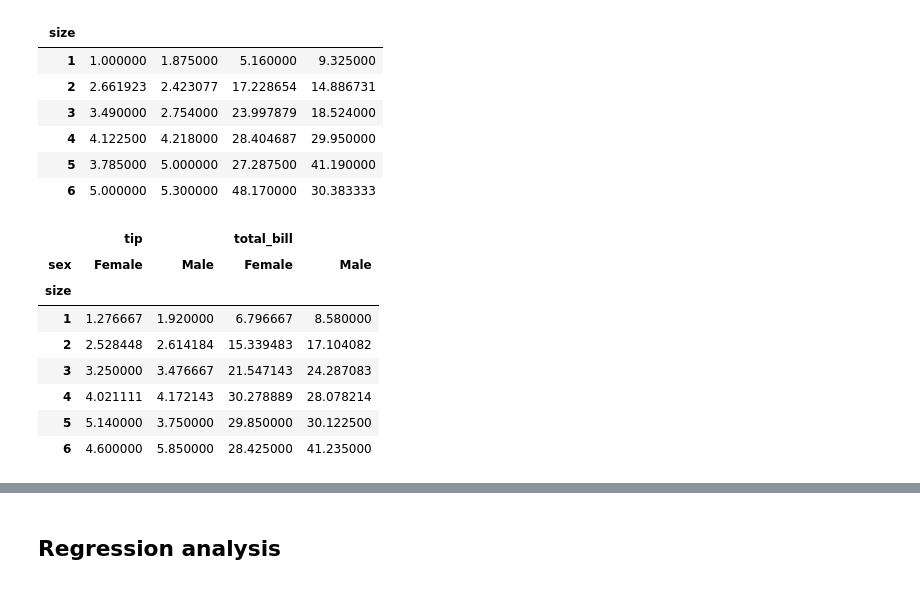
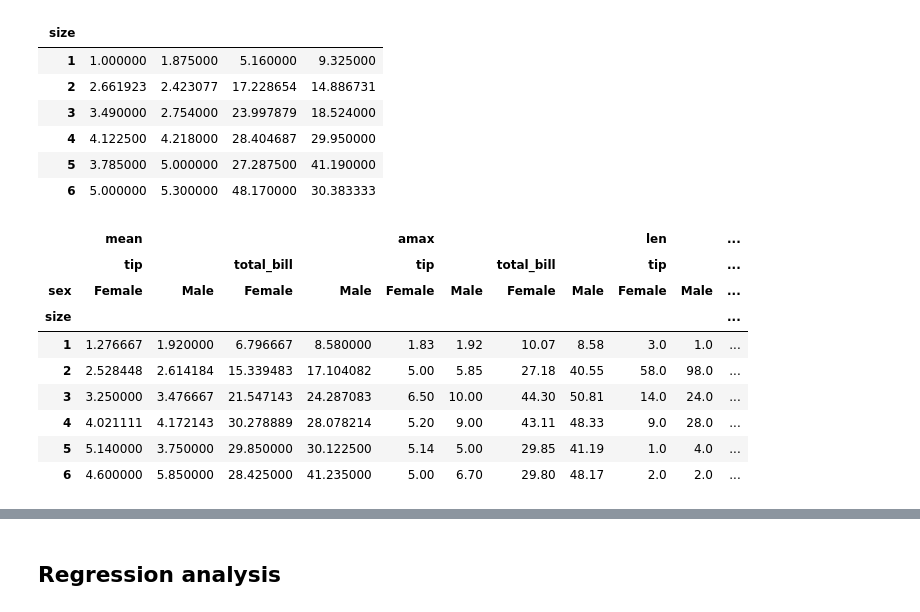
Before and after one commit to Crkonova76/Fundamentals-of-Data-Analysis_Assessment-2019, a Jupyter notebook: Tips_dataset.ipynb, the cells around one changed output, grey strips where cells are left out. Cells and saved outputs as stored; diff of their text form; code cells hidden in the pictures.

```diff
--- a/Tips_dataset.ipynb
+++ b/Tips_dataset.ipynb
@@ -511,14 +515,15 @@ pd.pivot_table(df,index=["size"],values=["tip","total_bill"],columns=["time"])
 | 5 | 3.785000 | 5.000000 | 27.287500 | 41.190000 |
 | 6 | 5.000000 | 5.300000 | 48.170000 | 30.383333 |
 # %%
-pd.pivot_table(df,index=["size"],values=["tip","total_bill"],columns=["sex"])
+pd.pivot_table(df,index=["size"],values=["tip","total_bill"],columns=["sex"],aggfunc=[np.mean,np.max,len])
 # %% [output]
-|  | tip |  | total_bill |  |
-| sex | Female | Male | Female | Male |
-| size |  |  |  |  |
-| 1 | 1.276667 | 1.920000 | 6.796667 | 8.580000 |
-| 2 | 2.528448 | 2.614184 | 15.339483 | 17.104082 |
-| 3 | 3.250000 | 3.476667 | 21.547143 | 24.287083 |
-| 4 | 4.021111 | 4.172143 | 30.278889 | 28.078214 |
-| 5 | 5.140000 | 3.750000 | 29.850000 | 30.122500 |
-| 6 | 4.600000 | 5.850000 | 28.425000 | 41.235000 |
+|  | mean |  |  |  | amax |  |  |  | len |  | ... |
+|  | tip |  | total_bill |  | tip |  | total_bill |  | tip |  | ... |
+| sex | Female | Male | Female | Male | Female | Male | Female | Male | Female | Male | ... |
+| size |  |  |  |  |  |  |  |  |  |  | ... |
+| 1 | 1.276667 | 1.920000 | 6.796667 | 8.580000 | 1.83 | 1.92 | 10.07 | 8.58 | 3.0 | 1.0 | ... |
+| 2 | 2.528448 | 2.614184 | 15.339483 | 17.104082 | 5.00 | 5.85 | 27.18 | 40.55 | 58.0 | 98.0 | ... |
+| 3 | 3.250000 | 3.476667 | 21.547143 | 24.287083 | 6.50 | 10.00 | 44.30 | 50.81 | 14.0 | 24.0 | ... |
+| 4 | 4.021111 | 4.172143 | 30.278889 | 28.078214 | 5.20 | 9.00 | 43.11 | 48.33 | 9.0 | 28.0 | ... |
+| 5 | 5.140000 | 3.750000 | 29.850000 | 30.122500 | 5.14 | 5.00 | 29.85 | 41.19 | 1.0 | 4.0 | ... |
+| 6 | 4.600000 | 5.850000 | 28.425000 | 41.235000 | 5.00 | 6.70 | 29.80 | 48.17 | 2.0 | 2.0 | ... |
```
Also changed, not shown: parts of 20 cells of this notebook.
